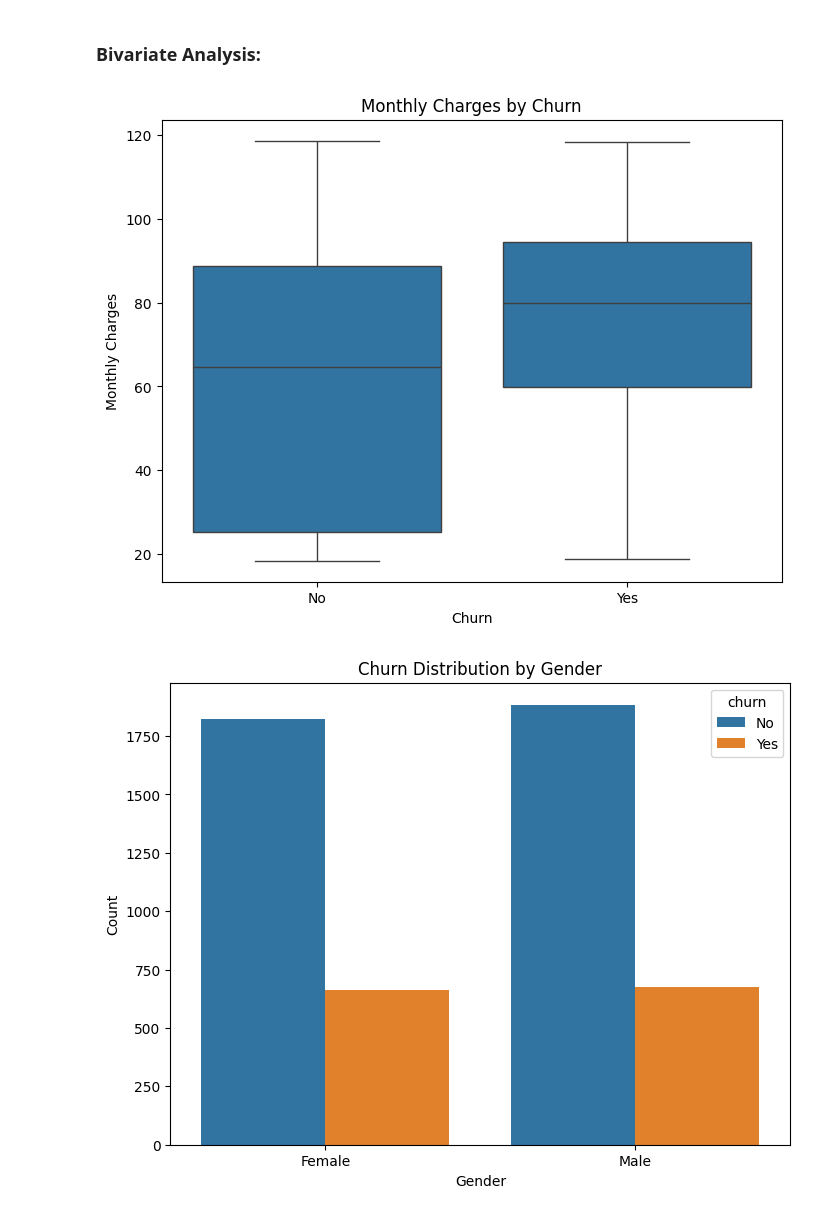
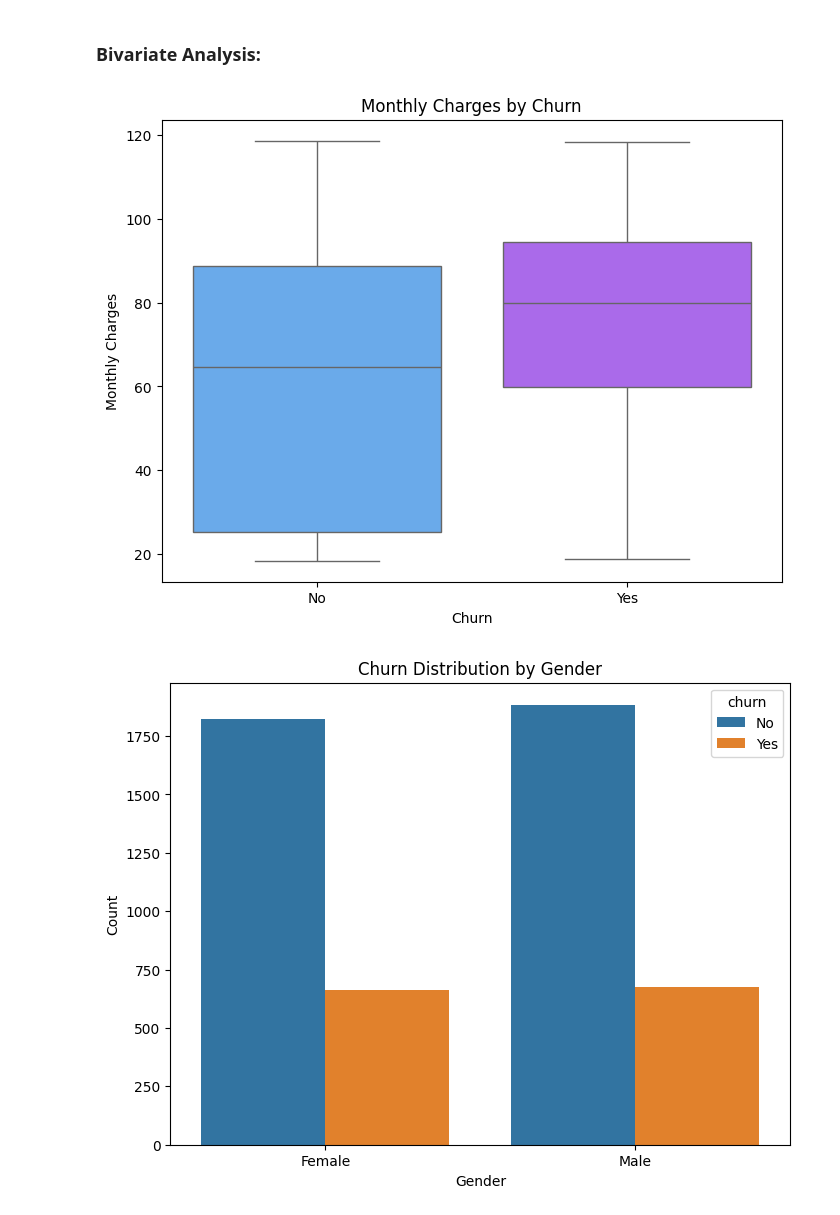
Before and after one commit to valiantezabuku/A-Customer-Churn-Prediction, a Jupyter notebook: Customer_Churn_predictions.ipynb, the cells around one changed output. Saved outputs shown, nothing was run; the diff lists cells and outputs as text; code cells hidden in the pictures.

```diff
--- a/Customer_Churn_predictions.ipynb
+++ b/Customer_Churn_predictions.ipynb
@@ -563,13 +546,13 @@ Name: count, dtype: int64
 # %%
 # Box plot of MonthlyCharges across Churn categories
 plt.figure(figsize=(8, 6))
-sns.boxplot(data=train_df, x='churn', y='monthlycharges')
+sns.boxplot(data=train_df, x='churn', y='monthlycharges', palette='cool')
 plt.title('Monthly Charges by Churn')
 plt.xlabel('Churn')
 plt.ylabel('Monthly Charges')
 plt.show()
 # %% [output]
-[figure, old version]
+[figure, new version]
 # %%
 # Visualizing the relationship between gender and churn
 plt.figure(figsize=(8, 6))
```
Also changed, not shown: parts of 4 cells of this notebook.
